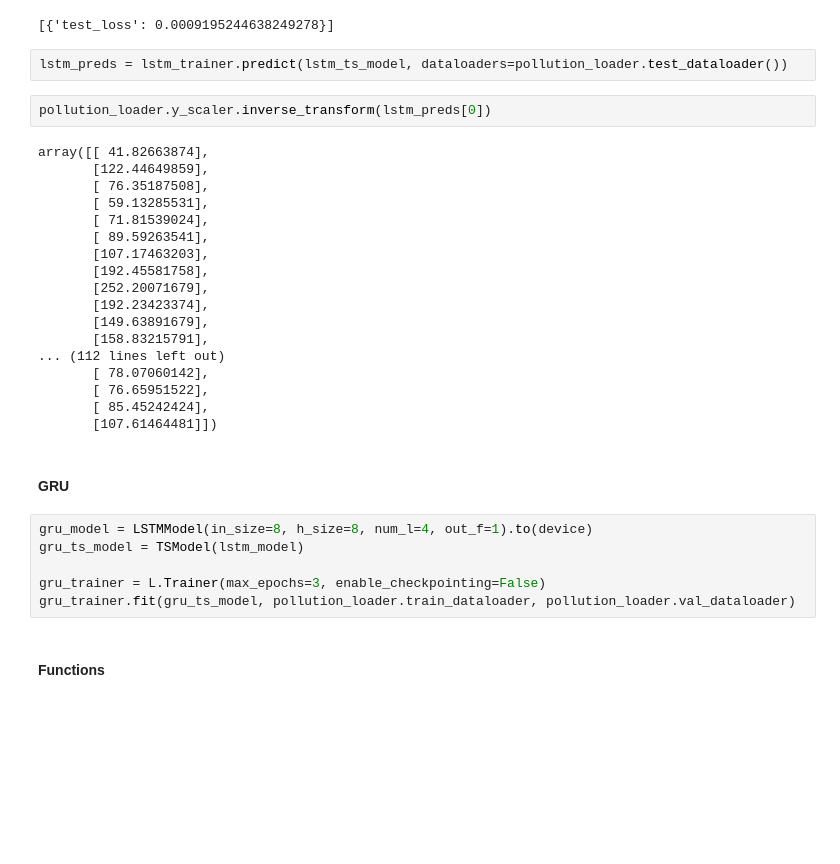
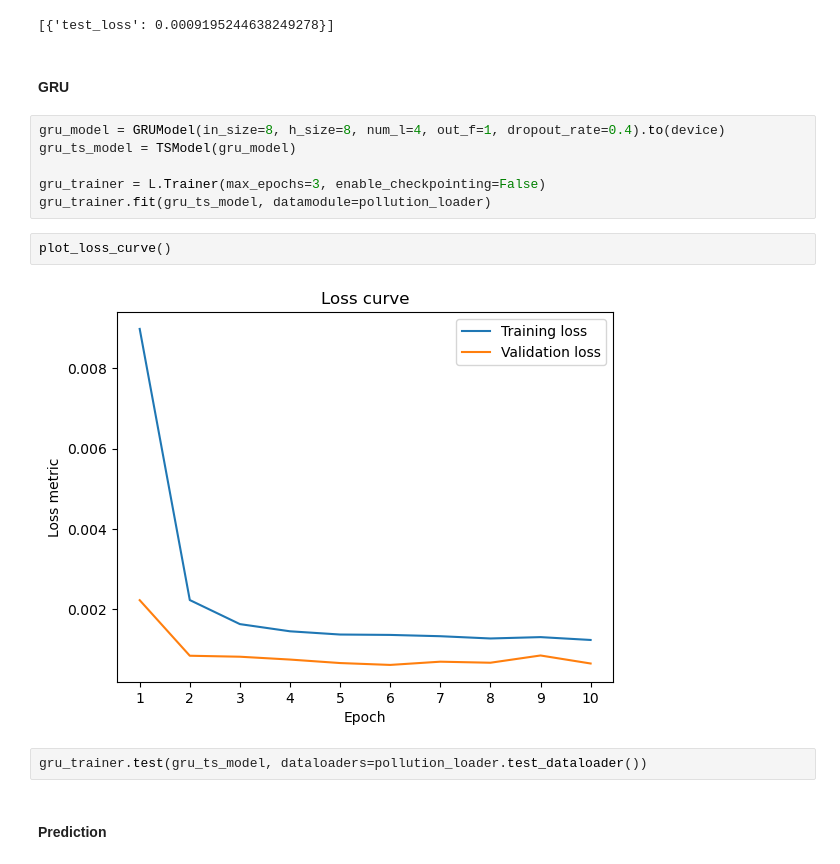
Before and after one commit to mrcljns/GRU-ML-presentation, a Jupyter notebook: gru_notebook.ipynb, the cells around one changed output. Cells and saved outputs as stored; diff of their text form; blank space fills up the shorter version.

```diff
--- a/gru_notebook.ipynb
+++ b/gru_notebook.ipynb
@@ -610,35 +667,19 @@ lstm_trainer.test(lstm_ts_model, dataloaders=pollution_loader.test_dataloader())
         test_loss          0.0009195244638249278
 ────────────────────────────────────────────────────────────────────────────────────────────────────────────────────────
 [{'test_loss': 0.0009195244638249278}]
-# %%
-lstm_preds = lstm_trainer.predict(lstm_ts_model, dataloaders=pollution_loader.test_dataloader())
-# %%
-pollution_loader.y_scaler.inverse_transform(lstm_preds[0])
-# %% [output]
-array([[ 41.82663874],
-       [122.44649859],
-       [ 76.35187508],
-       [ 59.13285531],
-       [ 71.81539024],
-       [ 89.59263541],
-       [107.17463203],
-       [192.45581758],
-       [252.20071679],
-       [192.23423374],
-       [149.63891679],
-       [158.83215791],
-... (112 lines left out)
-       [ 78.07060142],
-       [ 76.65951522],
-       [ 85.45242424],
-       [107.61464481]])
 # %% [markdown]
 #### GRU
 # %%
-gru_model = LSTMModel(in_size=8, h_size=8, num_l=4, out_f=1).to(device)
-gru_ts_model = TSModel(lstm_model)
+gru_model = GRUModel(in_size=8, h_size=8, num_l=4, out_f=1, dropout_rate=0.4).to(device)
+gru_ts_model = TSModel(gru_model)
 
 gru_trainer = L.Trainer(max_epochs=3, enable_checkpointing=False)
-gru_trainer.fit(gru_ts_model, pollution_loader.train_dataloader, pollution_loader.val_dataloader)
+gru_trainer.fit(gru_ts_model, datamodule=pollution_loader)
+# %%
+plot_loss_curve()
+# %% [output]
+[figure, added]
+# %%
+gru_trainer.test(gru_ts_model, dataloaders=pollution_loader.test_dataloader())
 # %% [markdown]
-#### Functions
+#### Prediction
```
Also changed, not shown: parts of 9 cells of this notebook.
